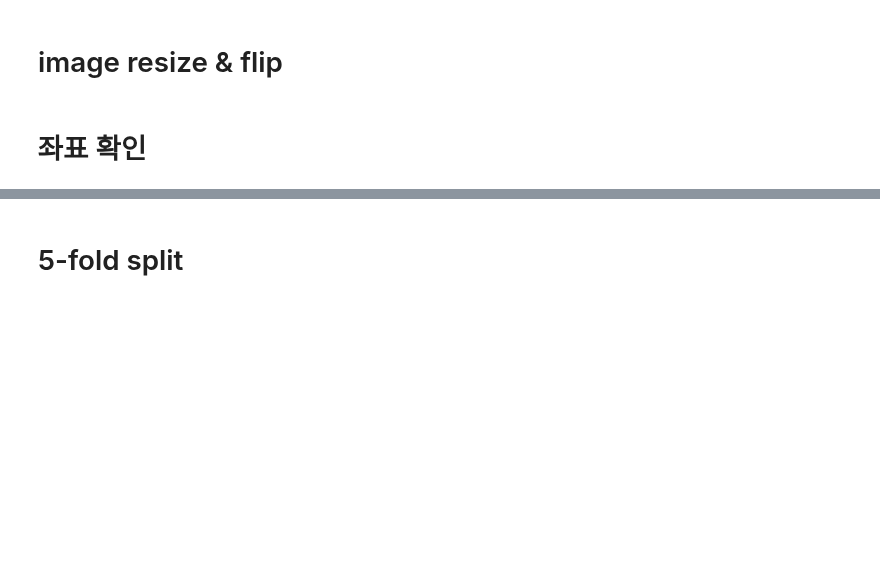
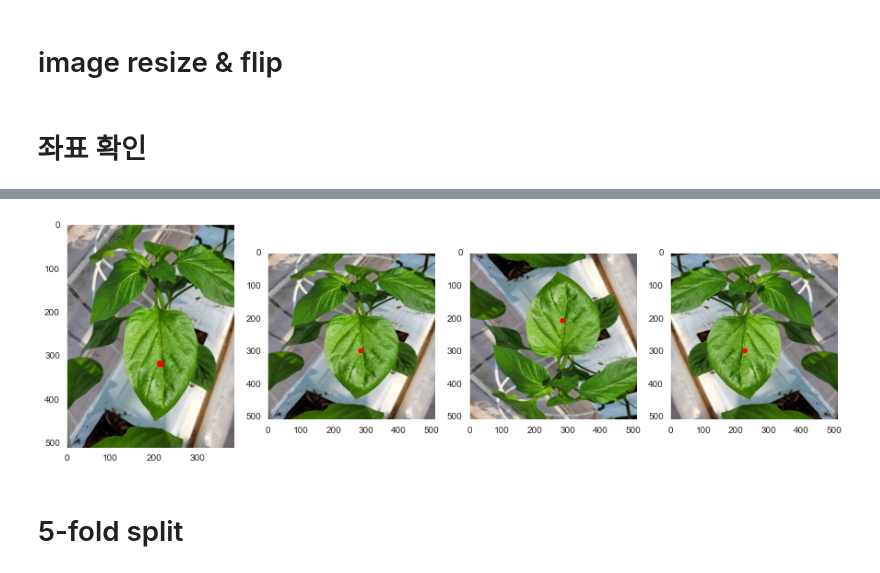
Before and after one commit to joniekwon/dacon, a Jupyter notebook: 병해진단/병해진단 Day4.ipynb, the cells around one changed output, grey strips where cells are left out. Drawn from its saved outputs; the diff is of its cells as text; code cells hidden in the pictures; blank space fills up the shorter version.

```diff
--- a/병해진단/병해진단 Day4.ipynb
+++ b/병해진단/병해진단 Day4.ipynb
@@ -295,36 +359,38 @@ flip1_imgs = [img_load(k) for k in tqdm(flip1_jpg)]
 # %%
-f, ax = plt.subplots(1,4, figsize=(15,15))
+# f, ax = plt.subplots(1,4, figsize=(15,15))
 
-for i in range(1):
-    i= 3
-    temp = imgs[i]
-    temp_img = cv2.cvtColor(temp, cv2.COLOR_BGR2RGB)
-    x,y,w,h = objects[i][0],objects[i][1],objects[i][2],objects[i][3]
-    xc,yc = x+w//2,h//2+y
-    cv2.line(temp_img, (xc,yc), (xc,yc),(255,0,0),15)
+# for i in range(1):
+#     i= 3
+#     temp = imgs[i]
+#     temp_img = cv2.cvtColor(temp, cv2.COLOR_BGR2RGB)
+#     x,y,w,h = objects[i][0],objects[i][1],objects[i][2],objects[i][3]
+#     xc,yc = x+w//2,h//2+y
+#     cv2.line(temp_img, (xc,yc), (xc,yc),(255,0,0),15)
 
-    # resize
-    temp = resize_imgs[i]
-    temp_img1 = cv2.cvtColor(temp, cv2.COLOR_BGR2RGB)
-    #x,y,w,h =  df_resize.x[i], df_resize.y[i], df_resize.w[i], df_resize.h[i]
-    xc,yc = df_resize.xc[i],  df_resize.yc[i]
-    cv2.line(temp_img1, (xc,yc), (xc,yc),(255,0,0),15)
+#     # resize
+#     temp = resize_imgs[i]
+#     temp_img1 = cv2.cvtColor(temp, cv2.COLOR_BGR2RGB)
+#     #x,y,w,h =  df_resize.x[i], df_resize.y[i], df_resize.w[i], df_resize.h[i]
+#     xc,yc = df_resize.xc[i],  df_resize.yc[i]
+#     cv2.line(temp_img1, (xc,yc), (xc,yc),(255,0,0),15)
 
-    temp = flip0_imgs[i]
-    temp_img2 = cv2.cvtColor(temp, cv2.COLOR_BGR2RGB)
-    xc,yc = df_flip0.xc[i], df_flip0.yc[i]
-    cv2.line(temp_img2, (xc,yc), (xc,yc), (255,0,0),15)
+#     temp = flip0_imgs[i]
+#     temp_img2 = cv2.cvtColor(temp, cv2.COLOR_BGR2RGB)
+#     xc,yc = df_flip0.xc[i], df_flip0.yc[i]
+#     cv2.line(temp_img2, (xc,yc), (xc,yc), (255,0,0),15)
 
-    temp = flip1_imgs[i]
-    temp_img3 = cv2.cvtColor(temp, cv2.COLOR_BGR2RGB)
-    xc,yc = df_flip1.xc[i], df_flip1.yc[i]
-    cv2.line(temp_img3, (xc,yc), (xc,yc), (255,0,0),15)
+#     temp = flip1_imgs[i]
+#     temp_img3 = cv2.cvtColor(temp, cv2.COLOR_BGR2RGB)
+#     xc,yc = df_flip1.xc[i], df_flip1.yc[i]
+#     cv2.line(temp_img3, (xc,yc), (xc,yc), (255,0,0),15)
 
-ax[0].imshow(temp_img)
-ax[1].imshow(temp_img1)
-ax[2].imshow(temp_img2)
-ax[3].imshow(temp_img3)
-plt.show()
+# ax[0].imshow(temp_img)
+# ax[1].imshow(temp_img1)
+# ax[2].imshow(temp_img2)
+# ax[3].imshow(temp_img3)
+# plt.show()
+# %% [output]
+[figure, added]
 # %% [markdown]
 # 5-fold split
 # %%
```
Also changed, not shown: parts of 18 cells of this notebook.
